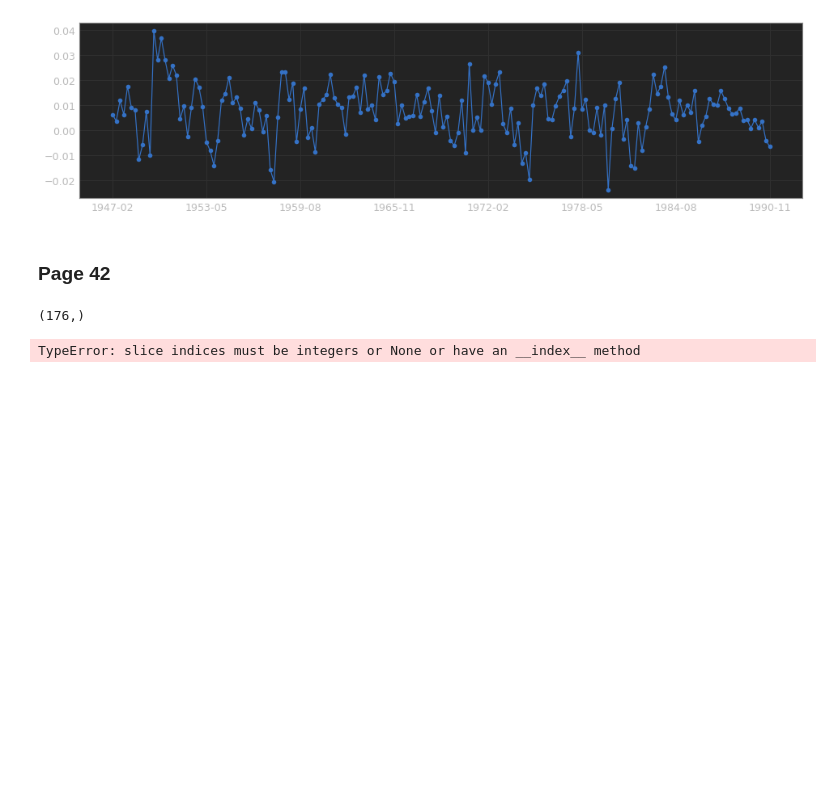
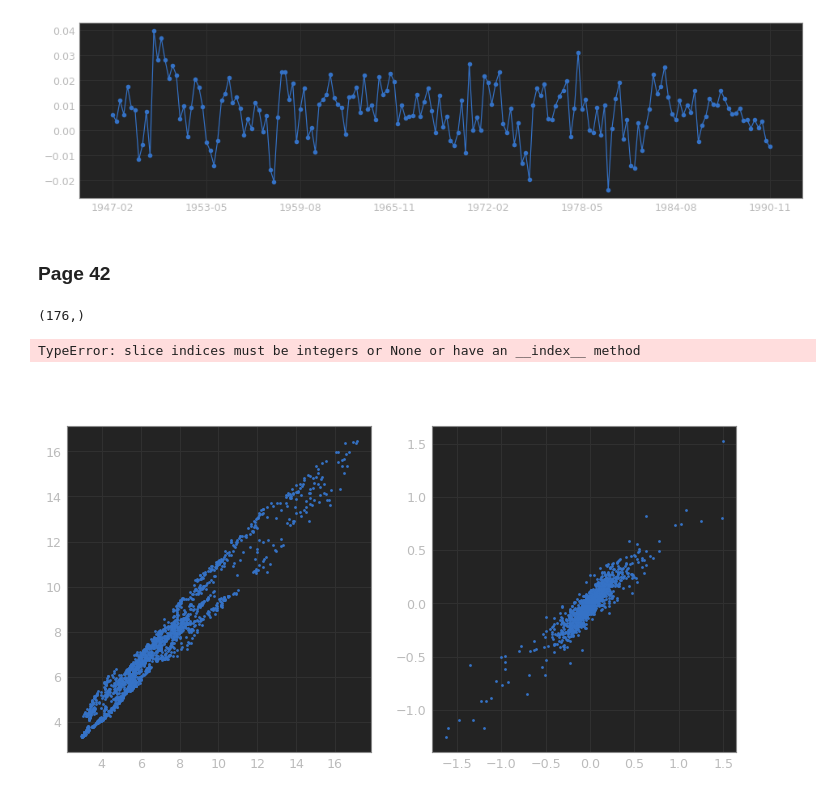
Before and after one commit to xtwxfxk/left5, a Jupyter notebook: analysis of financial time series/chapter02.ipynb, the cells around one changed output. Saved outputs shown, nothing was run; the diff lists cells and outputs as text; code cells hidden in the pictures; blank space fills up the shorter version.

```diff
--- a/analysis of financial time series/chapter02.ipynb
+++ b/analysis of financial time series/chapter02.ipynb
@@ -70,3 +70,24 @@ TypeError: slice indices must be integers or None or have an __index__ method
 da = pd.read_csv('data/Chapter 2/m-deciles08.txt', sep='\s+')
 # %%
 d1 = da['CAP1RET']
+# %%
+# da = pd.read_csv('data/Chapter 2/w-gs1n36299.txt', sep='\s+')
+
+da = np.loadtxt('data/Chapter 2/w-gs1n36299.txt')
+# %%
+t1 = da[:, 0]
+t3 = da[:, 1]
+
+d1 = np.diff(t1)
+d3 = np.diff(t3)
+# %%
+# plt.plot(t1, t3, '.')
+fig = plt.figure(figsize=(12, 6))
+ax1 = fig.add_subplot(121)
+ax1.plot(t1, t3, '.')
+
+ax2 = fig.add_subplot(122)
+ax2.plot(d1, d3, '.')
+plt.show()
+# %% [output]
+[figure, added]
```
Also changed, not shown: 5 other files.
